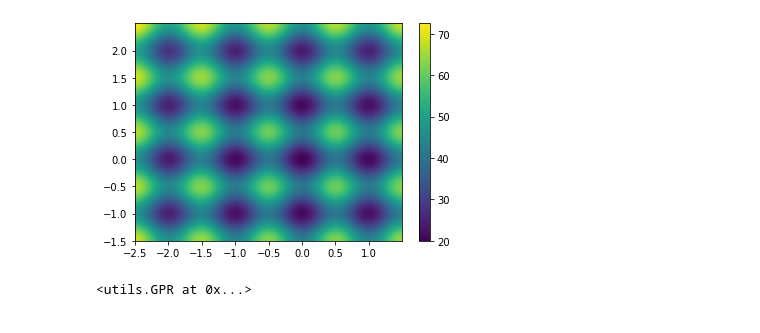
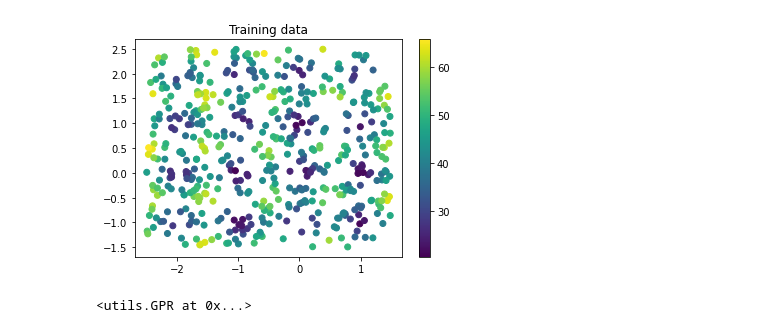
Before and after one commit to PascalKnoll/Investigation-of-Particle-Swarm-Optimization, a Jupyter notebook: AOT_Notebook.ipynb, the cells around one changed output. Drawn from its saved outputs; the diff is of its cells as text; code cells hidden in the pictures.

```diff
--- a/AOT_Notebook.ipynb
+++ b/AOT_Notebook.ipynb
@@ -40,15 +45,7 @@ X_test, y_test = generate_sample(50_000, 2, (-2.5, -1.5), (1.5, 2.5), target_fun
-# %%
-m = np.arange(-2.5,1.5,0.001)
-p = np.arange(-1.5,2.5,0.001)
-
-X = np.array(np.meshgrid(m, p))
-Z = target_func(X)
-
-plt.pcolormesh(m,p,Z)
-plt.colorbar()
-plt.show()
-# %% [output]
-[figure, removed]
+# %%
+visualize(X_train, y_train, title='Training data')
+# %% [output]
+[figure, added]
 # %%
 hp = {
     'c1': 0.5,
```
Also changed, not shown: parts of 7 cells of this notebook.
